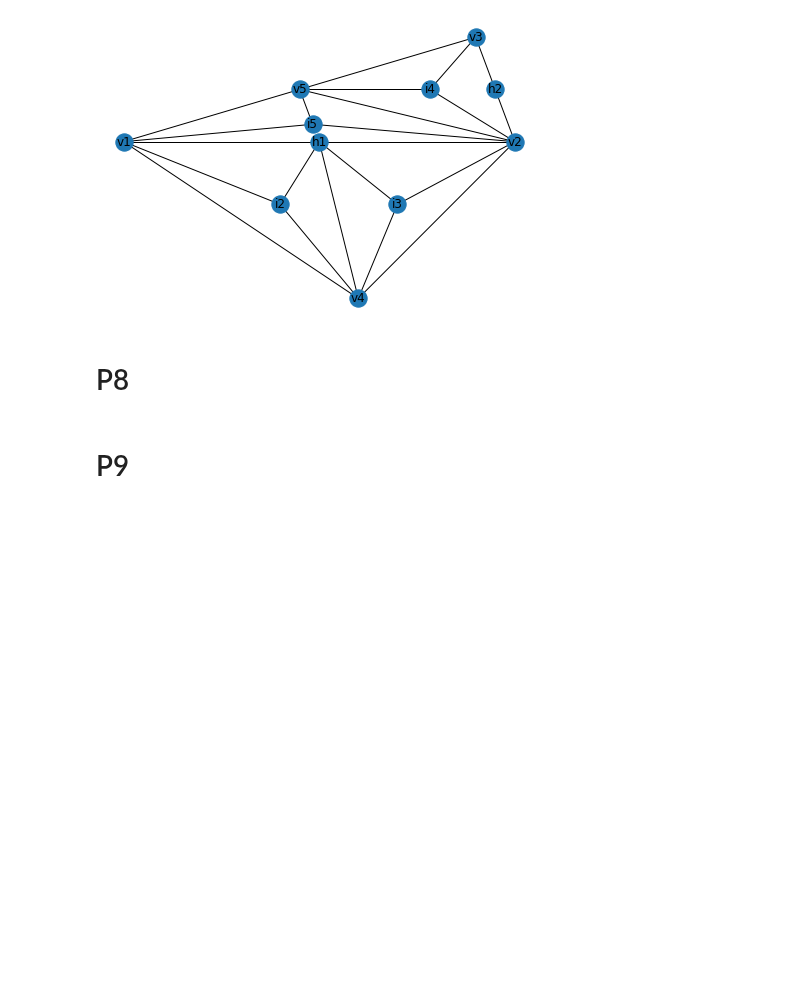
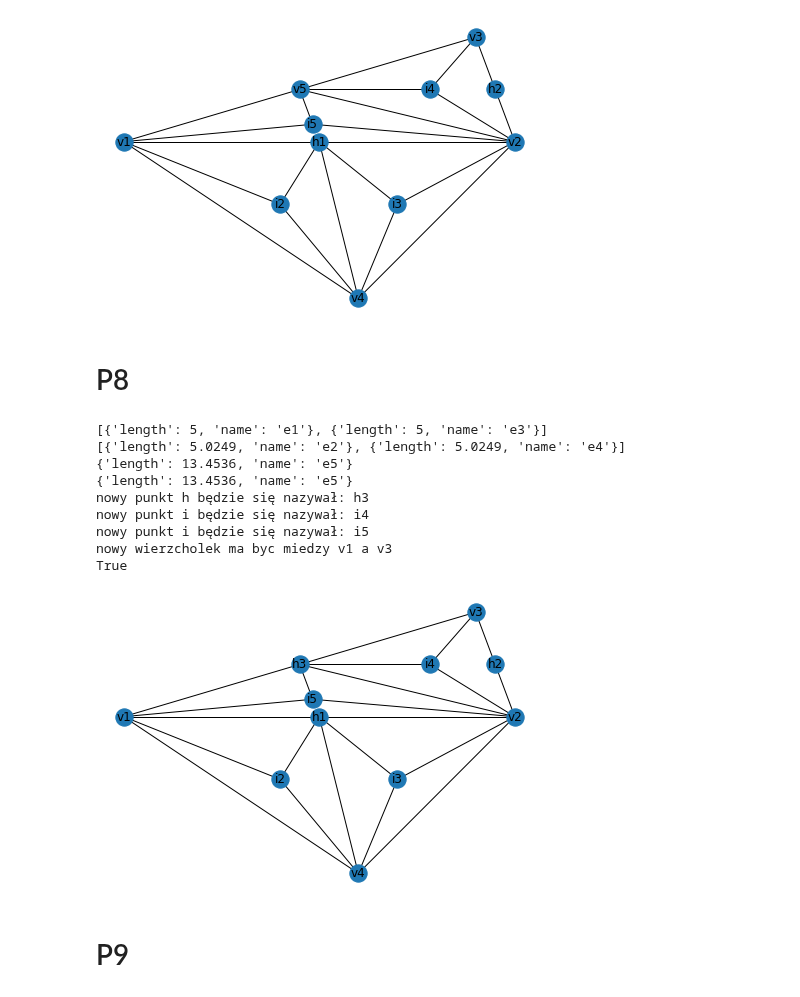
Before and after one commit to aleqsio/Terrain, a Jupyter notebook: CADY-ULTIMATE2.ipynb, the cells around one changed output. Saved outputs shown, nothing was run; the diff lists cells and outputs as text; code cells hidden in the pictures; blank space fills up the shorter version.

```diff
--- a/CADY-ULTIMATE2.ipynb
+++ b/CADY-ULTIMATE2.ipynb
@@ -581,8 +581,8 @@ def find_graph_P8(G, i):
     # będziemy szukać krawędzi która nie ma hanging node
     # to nam zoritentuje graf
     else:
-        v1 = list(G.neighbors(i))[1]
-        v2 = list(G.neighbors(i))[0]
+        v1 = list(G.neighbors(i))[0]
+        v2 = list(G.neighbors(i))[1]
         v3 = list(G.neighbors(i))[2]
         e1 = []
         e2 = []
@@ -786,5 +786,16 @@ def find_graph_P8(G, i):
     nx.draw(G, build_pos_dict(G), with_labels = True)
     return True
 # %%
-# G = get_test_graph()
-# print(find_graph_P8(G, "i1"))
+G = get_test_graph()
+print(find_graph_P8(G, "i1"))
+# %% [output]
+[{'length': 5, 'name': 'e1'}, {'length': 5, 'name': 'e3'}]
+[{'length': 5.0249, 'name': 'e2'}, {'length': 5.0249, 'name': 'e4'}]
+{'length': 13.4536, 'name': 'e5'}
+{'length': 13.4536, 'name': 'e5'}
+nowy punkt h będzie się nazywał: h3
+nowy punkt i będzie się nazywał: i4
+nowy punkt i będzie się nazywał: i5
+nowy wierzcholek ma byc miedzy v1 a v3
+True
+[figure, added]
```
Also changed, not shown: parts of 3 cells of this notebook.
